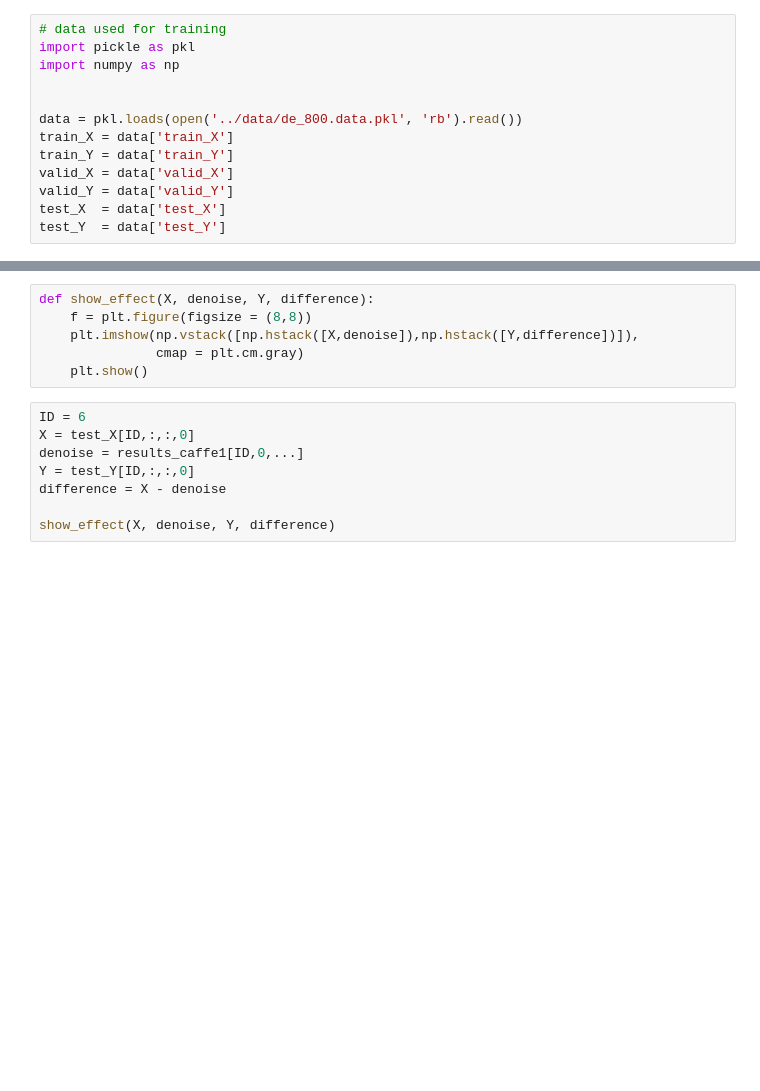
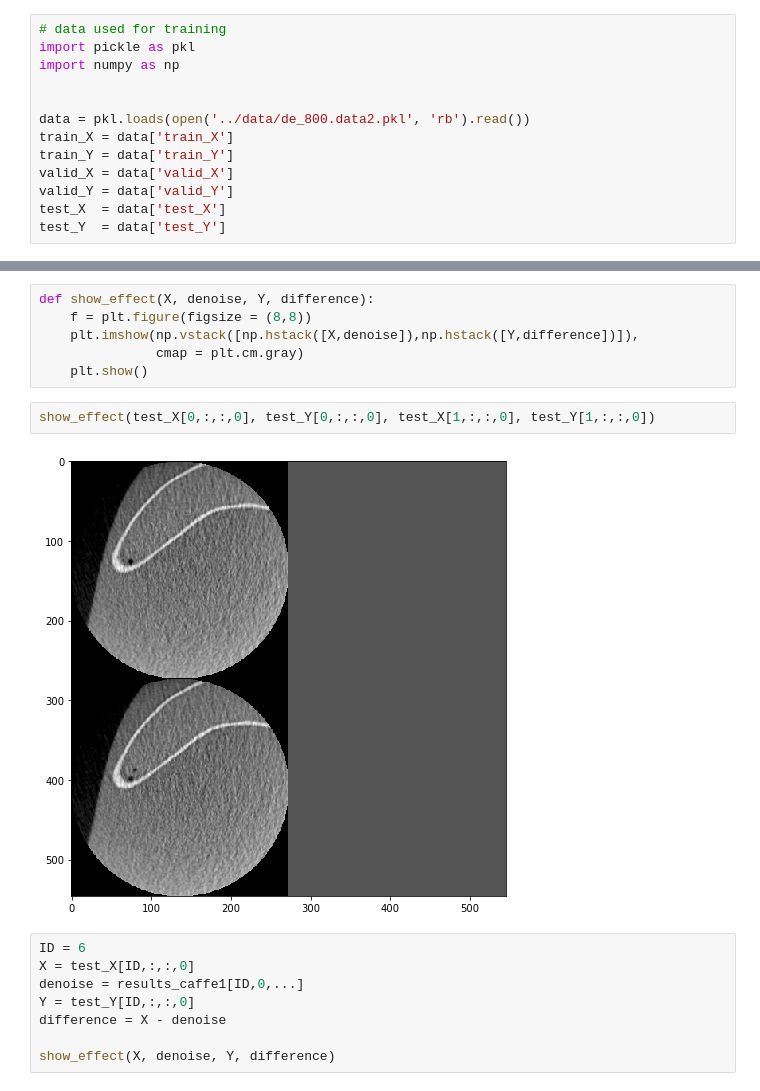
Before and after one commit to kduxin/RED-CNN-keras, a Jupyter notebook: src/compare_performance.ipynb, the cells around one changed output, grey strips where cells are left out. Saved outputs shown, nothing was run; the diff lists cells and outputs as text; blank space fills up the shorter version.

```diff
--- a/src/compare_performance.ipynb
+++ b/src/compare_performance.ipynb
@@ -6,7 +6,7 @@ import pickle as pkl
 import numpy as np
 
 
-data = pkl.loads(open('../data/de_800.data.pkl', 'rb').read())
+data = pkl.loads(open('../data/de_800.data2.pkl', 'rb').read())
 train_X = data['train_X']
 train_Y = data['train_Y']
 valid_X = data['valid_X']
@@ -71,6 +69,10 @@ def show_effect(X, denoise, Y, difference):
     plt.imshow(np.vstack([np.hstack([X,denoise]),np.hstack([Y,difference])]),
                cmap = plt.cm.gray)
     plt.show()
+# %%
+show_effect(test_X[0,:,:,0], test_Y[0,:,:,0], test_X[1,:,:,0], test_Y[1,:,:,0])
+# %% [output]
+[figure, added]
 # %%
 ID = 6
 X = test_X[ID,:,:,0]
```
Also changed, not shown: parts of 1 cell of this notebook, 1 other file.
